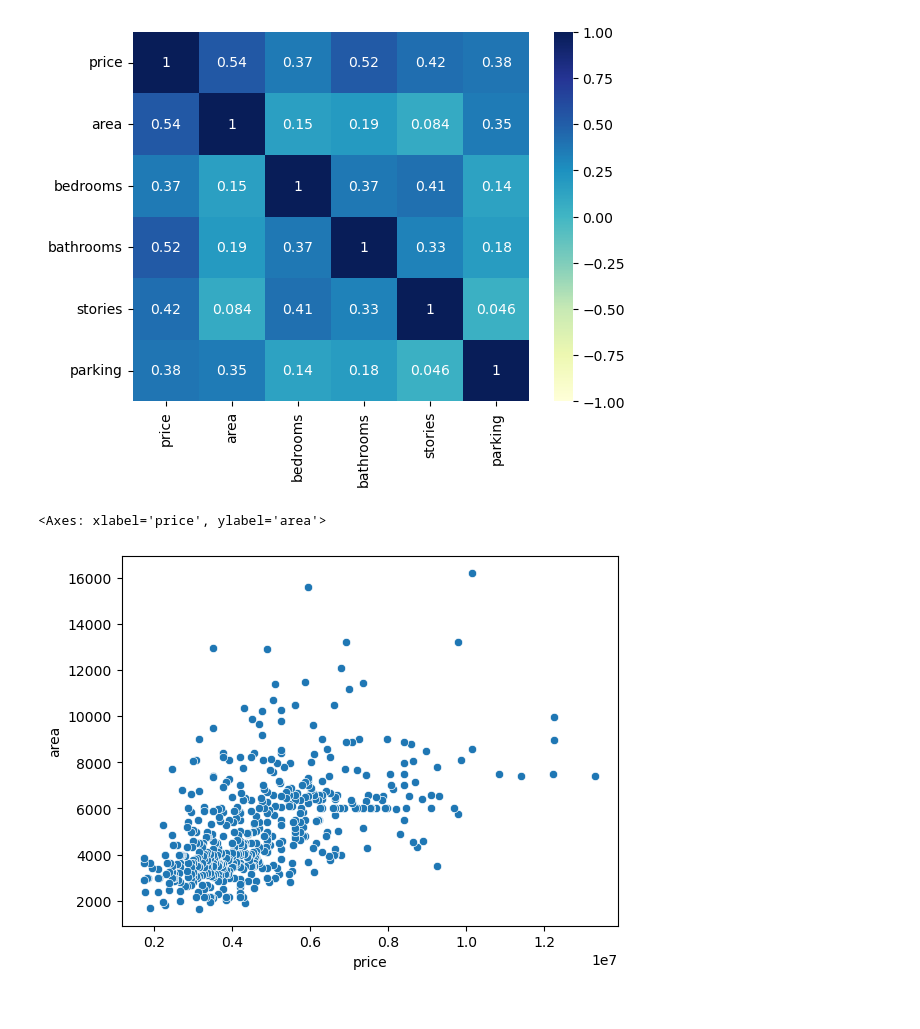
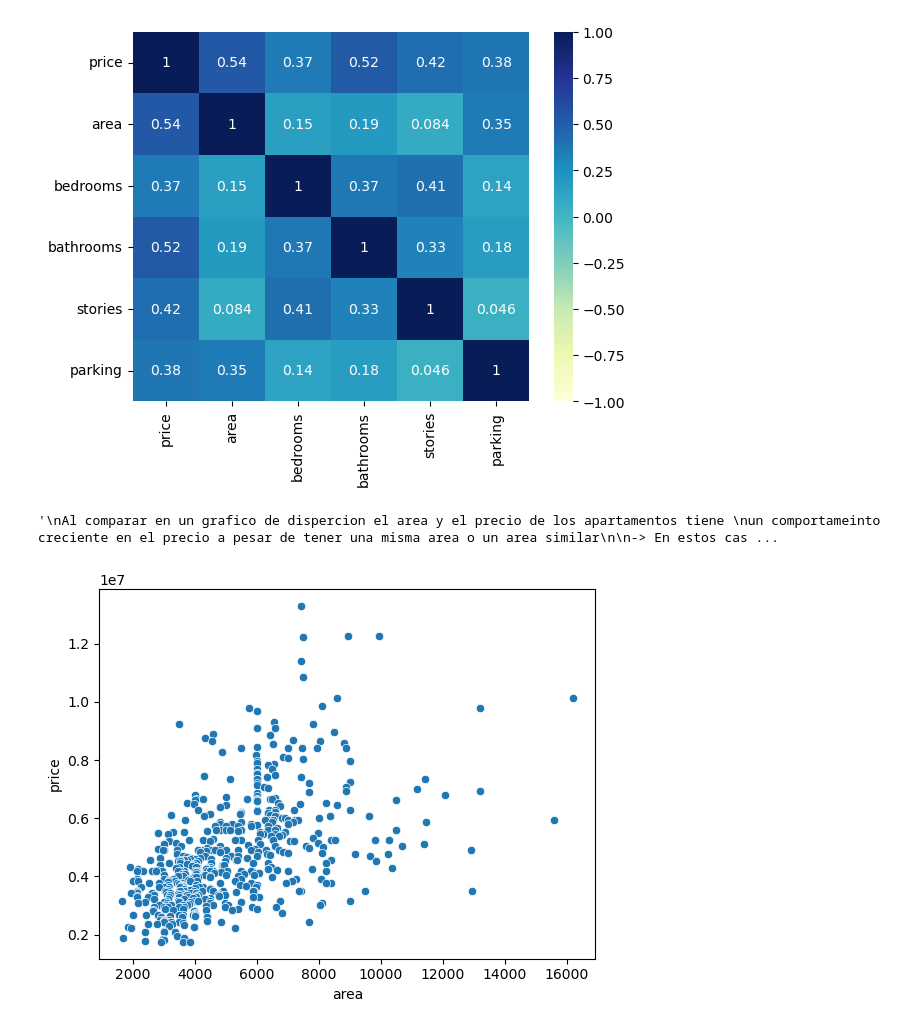
Before and after one commit to CabHug/Portfolio, a Jupyter notebook: Practicas/Taller_correlacion.ipynb, the cells around one changed output. Cells and saved outputs as stored; diff of their text form; code cells hidden in the pictures.

```diff
--- a/Practicas/Taller_correlacion.ipynb
+++ b/Practicas/Taller_correlacion.ipynb
@@ -264,11 +264,20 @@ sns.heatmap(
 # %%
 # Segun la matriz de correlacion, tenemos una correlacion positiva o directa entre precio y area
 
 sns.scatterplot(
     data= housing,
-    x= 'price',
-    y= 'area'
+    x= 'area',
+    y= 'price'
 )
+
+'''
+Al comparar en un grafico de dispercion el area y el precio de los apartamentos tiene
+un comportameinto creciente en el precio a pesar de tener una misma area o un area similar
+
+-> En estos casos es importante recordadr que hay otras variables como
+(ubicacion, estado de la vivienda, estado de las calles ...) que pueden
+influir de forma directa en el precio de la vivienda
+'''
 # %% [output]
-<Axes: xlabel='price', ylabel='area'>
+'\nAl comparar en un grafico de dispercion el area y el precio de los apartamentos tiene \nun comportameinto creciente en el precio a pesar de tener una misma area o un area similar\n\n-> En estos cas ...
-[figure, old version]
+[figure, new version]
```
Also changed, not shown: parts of 2 cells of this notebook, 2 other files.
